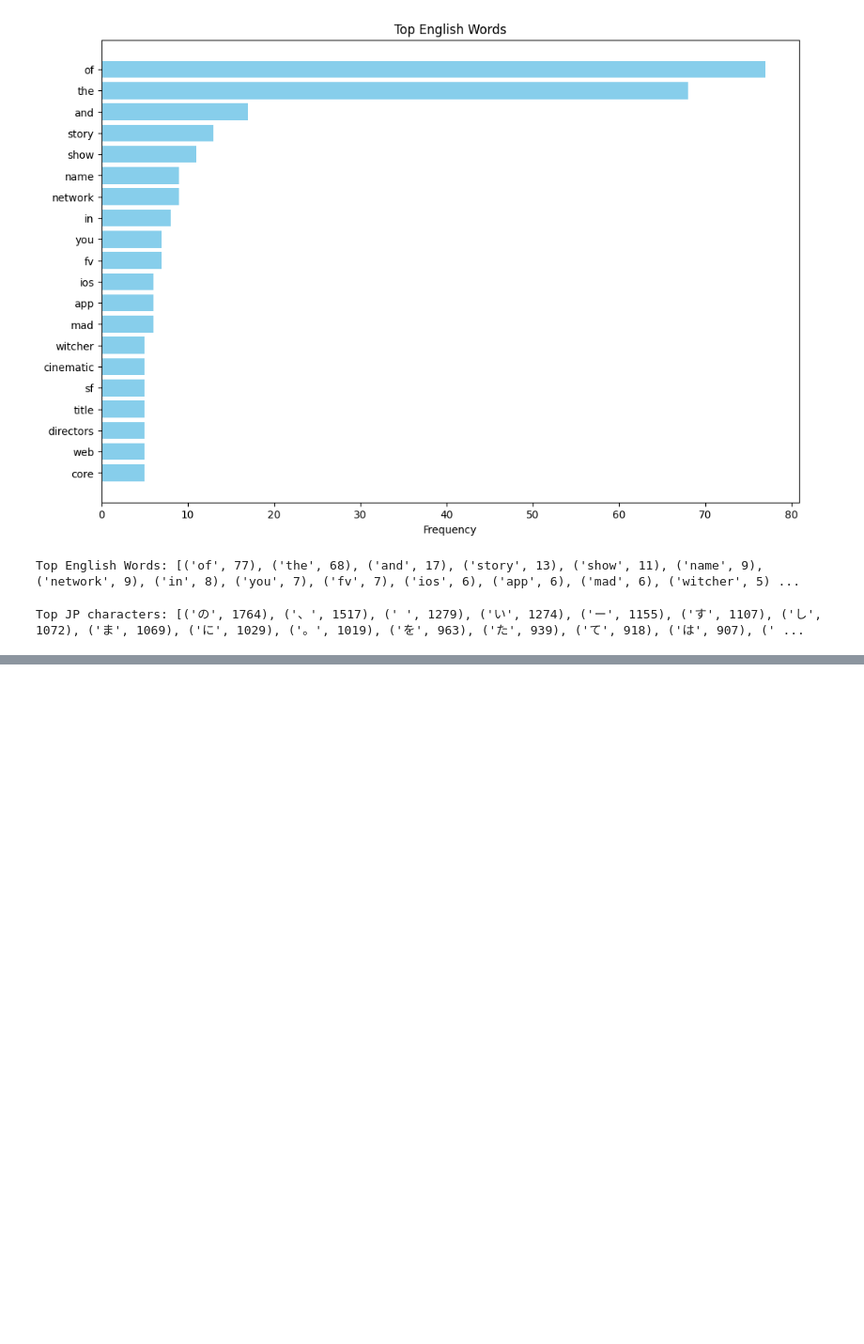
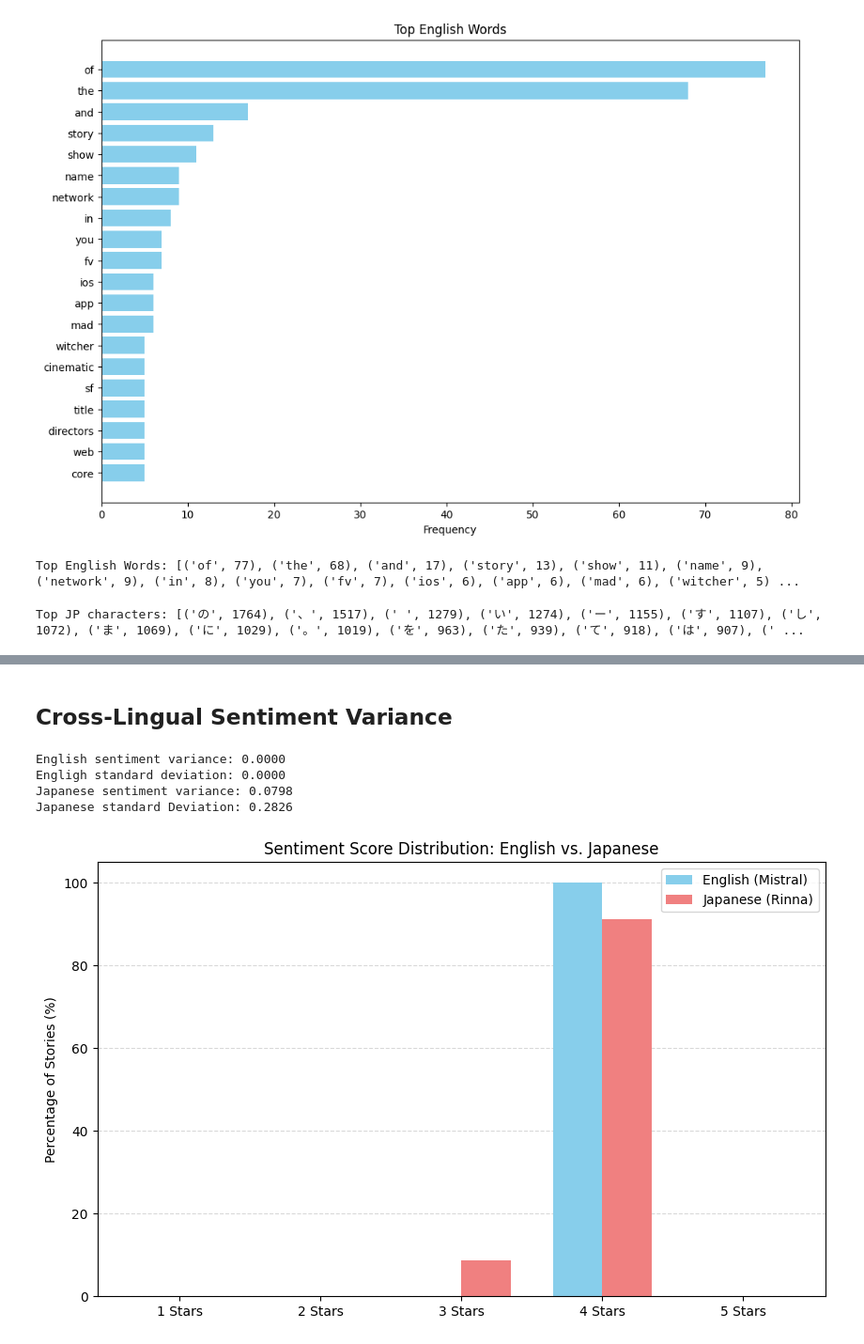
Before and after one commit to Megadast/NLP_Project, a Jupyter notebook: compare.ipynb, the cells around one changed output, grey strips where cells are left out. Shown at 94% size. Saved outputs shown, nothing was run; the diff lists cells and outputs as text; code cells hidden in the pictures; blank space fills up the shorter version.

Commit message:
POS and variance sentiment analysis added

```diff
--- a/compare.ipynb
+++ b/compare.ipynb
@@ -204,0 +269,2 @@ Top JP characters: [('の', 1764), ('、', 1517), (' ', 1279), ('い', 1274), ('
+# %% [markdown]
+## Cross-Lingual Sentiment Variance
@@ -204,0 +277,59 @@ Top JP characters: [('の', 1764), ('、', 1517), (' ', 1279), ('い', 1274), ('
+# %%
+# calculates sentiment scores in batches
+def get_sentiment_variance(texts):
+    # filter empty strings
+    valid_texts = [str(t) for t in texts if str(t).strip()]
+
+    # use trunctation to handle 512 token limit
+    results = sentiment_pipeline(valid_texts, batch_size=16, truncation=True, max_length=512)
+
+    # get integer score from label
+    scores = [int(res['label'].split()[0]) for res in results]
+
+    # calculate and return results
+    variance = np.var(scores)
+    std_dev = np.std(scores)
+    return variance, std_dev, scores
+# %%
+# load model with truncation for long texts
+sentiment_pipeline = pipeline("sentiment-analysis", model="nlptown/bert-base-multilingual-uncased-sentiment")
+
+# get sentiment analysis
+en_var, en_std, en_scores = get_sentiment_variance(en_after["story"])
+jp_var, jp_std, jp_scores = get_sentiment_variance(jp_after["story"])
+
+print(f"English sentiment variance: {en_var:.4f}")
+print(f"Engligh standard deviation: {en_std:.4f}")
+print(f"Japanese sentiment variance: {jp_var:.4f}")
+print(f"Japanese standard Deviation: {jp_std:.4f}")
+
+# gives labels scores and count them
+en_counts = Counter(en_scores)
+jp_counts = Counter(jp_scores)
+
+# use percentage to account for the difference in the amount of stories
+# plot data
+labels = [1, 2, 3, 4, 5]
+en_pct = [en_counts.get(i, 0) / len(en_scores) * 100 for i in labels]
+jp_pct = [jp_counts.get(i, 0) / len(jp_scores) * 100 for i in labels]
+x = np.arange(len(labels))
+width = 0.35
+fig, ax = plt.subplots(figsize=(10, 6))
+rects1 = ax.bar(x - width/2, en_pct, width, label='English (Mistral)', color='skyblue')
+rects2 = ax.bar(x + width/2, jp_pct, width, label='Japanese (Rinna)', color='lightcoral')
+
+# show plot
+ax.set_ylabel('Percentage of Stories (%)')
+ax.set_title('Sentiment Score Distribution: English vs. Japanese')
+ax.set_xticks(x)
+ax.set_xticklabels([f"{i} Stars" for i in labels])
+ax.legend()
+ax.set_axisbelow(True)
+ax.yaxis.grid(color='gray', linestyle='dashed', alpha=0.3)
+plt.show()
+# %% [output]
+English sentiment variance: 0.0000
+Engligh standard deviation: 0.0000
+Japanese sentiment variance: 0.0798
+Japanese standard Deviation: 0.2826
+[figure, added]
```
Also changed, not shown: parts of 6 cells of this notebook.
